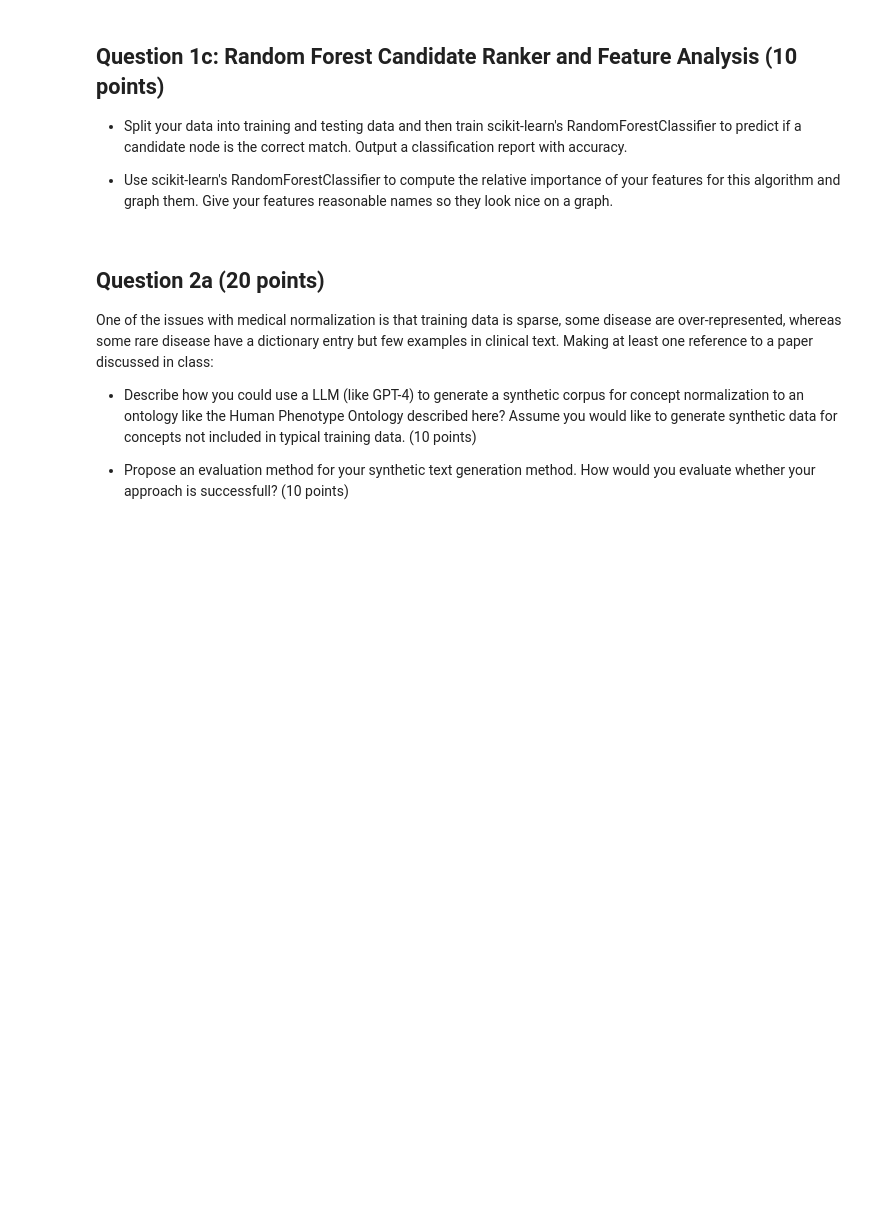
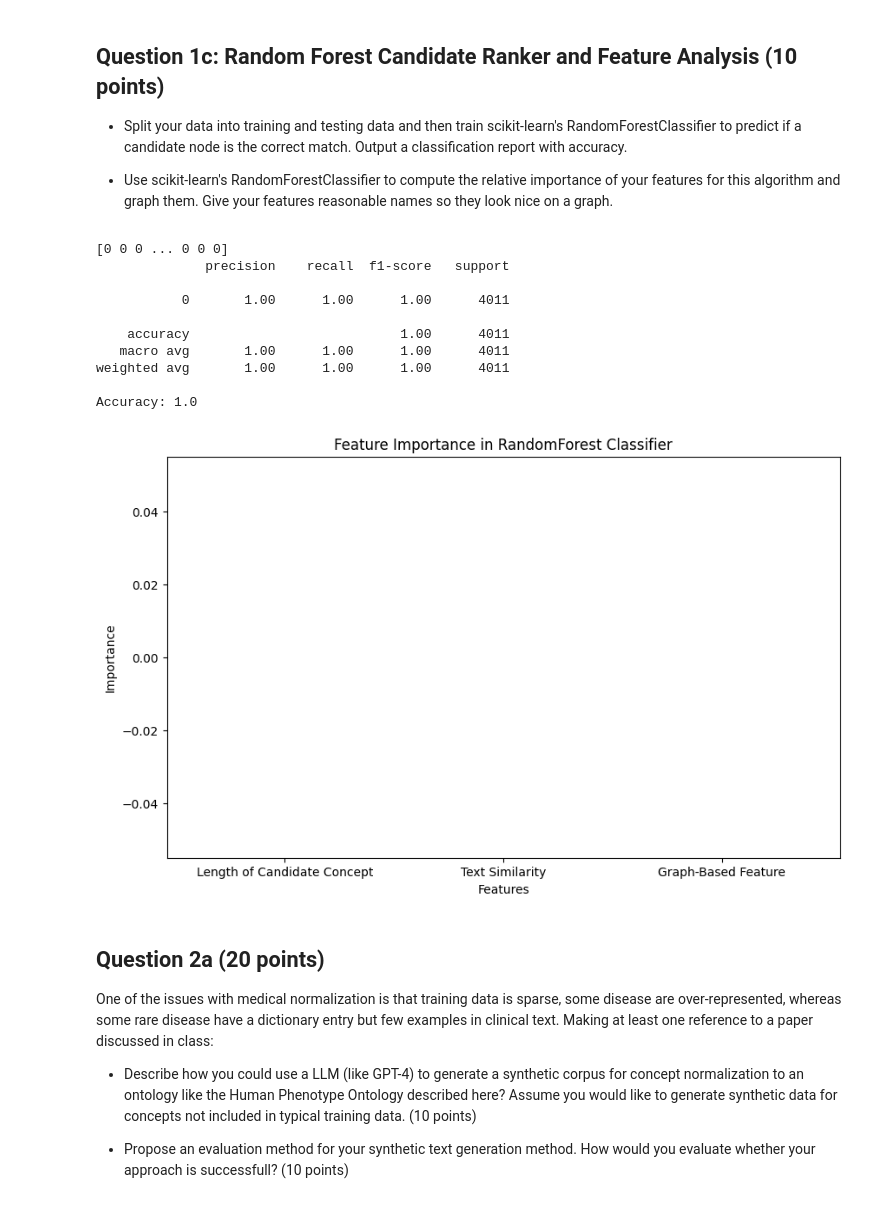
Before and after one commit to Michael-Gathara-UAB/CS662-NLP, a Jupyter notebook: Final/final_nlp_2023/FinalNLP2023.ipynb, the cells around one changed output. Cells and saved outputs as stored; diff of their text form; code cells hidden in the pictures; blank space fills up the shorter version.

```diff
--- a/Final/final_nlp_2023/FinalNLP2023.ipynb
+++ b/Final/final_nlp_2023/FinalNLP2023.ipynb
@@ -285,0 +362,20 @@ def getFeatures(mention_text, candidate_tuple_from_getCandidates):
+# %%
+def get_embedding(mention_text):
+    # Tokenize the mention text
+    inputs = tokenizer(mention_text, padding=True, truncation=True, return_tensors="pt").to('cuda')
+
+    # Get the embeddings from the model
+    with torch.no_grad():
+        outputs = model(**inputs)
+
+    # For SapBERT, the pooled output is typically at outputs.pooler_output or outputs.last_hidden_state.mean(dim=1)
+    # You will need to confirm the correct output for your model version
+    embeddings = outputs.pooler_output if hasattr(outputs, 'pooler_output') else outputs.last_hidden_state.mean(dim=1)
+
+    # Move embeddings to CPU and convert to numpy if necessary
+#     embeddings = embeddings.cpu().numpy()
+    embeddings = embeddings.reshape(1, -1)
+
+    return embeddings.cpu().numpy()
+
+mention_mapping['mention_embedding'] = mention_mapping['mention'].apply(get_embedding)
@@ -296,3 +477,48 @@ from matplotlib import pyplot
+# %%
+from sklearn.model_selection import train_test_split
+from sklearn.ensemble import RandomForestClassifier
+from sklearn.metrics import classification_report, accuracy_score
+from matplotlib import pyplot as plt
+
+# Step 1: Splitting the dataset
+print(Y)
+
+X_train, X_test, Y_train, Y_test = train_test_split(X, Y, test_size=0.2, random_state=42)
+
+# Step 2: Training the model
+clf = RandomForestClassifier(random_state=42)
+clf.fit(X_train, Y_train)
+
+# Step 3: Making predictions and evaluating the model
+Y_pred = clf.predict(X_test)
+print(classification_report(Y_test, Y_pred))
+print("Accuracy:", accuracy_score(Y_test, Y_pred))
+
+# Step 4: Analyzing feature importance
+feature_importances = clf.feature_importances_
+
+# Assuming you have named your features
+feature_names = ["Length of Candidate Concept", "Text Similarity", "Graph-Based Feature"]
+
+# Step 5: Graphing feature importance
+plt.figure(figsize=(10, 6))
+plt.bar(feature_names, feature_importances)
+plt.xlabel('Features')
+plt.ylabel('Importance')
+plt.title('Feature Importance in RandomForest Classifier')
+plt.show()
+# %% [output]
+[0 0 0 ... 0 0 0]
+              precision    recall  f1-score   support
+
+           0       1.00      1.00      1.00      4011
+
+    accuracy                           1.00      4011
+   macro avg       1.00      1.00      1.00      4011
+weighted avg       1.00      1.00      1.00      4011
+
+Accuracy: 1.0
+[figure, added]
 # %% [markdown]
 ## Question 2a (20 points)
 
```
Also changed, not shown: parts of 7 cells of this notebook, 1 other file.
